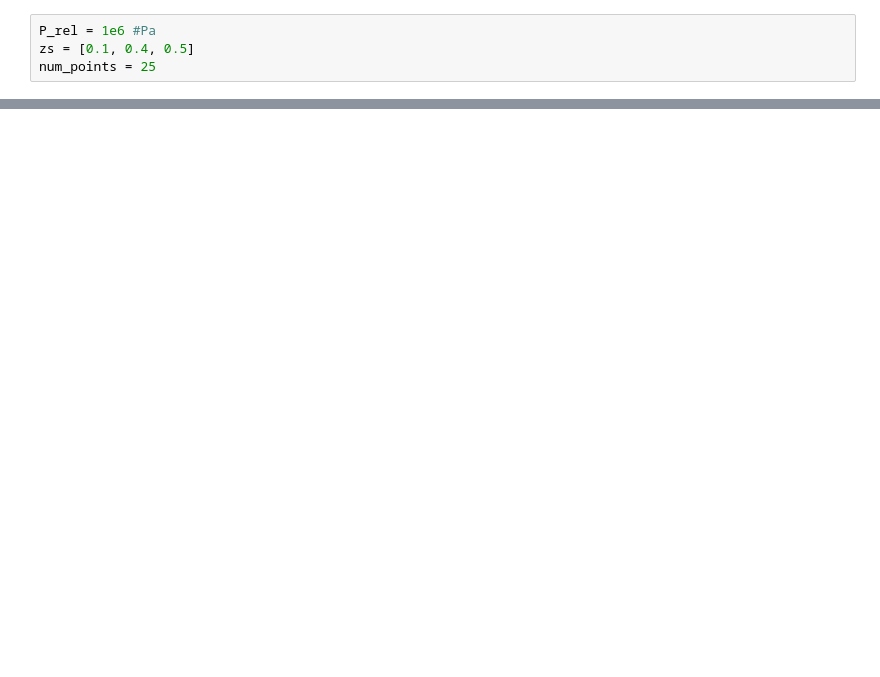
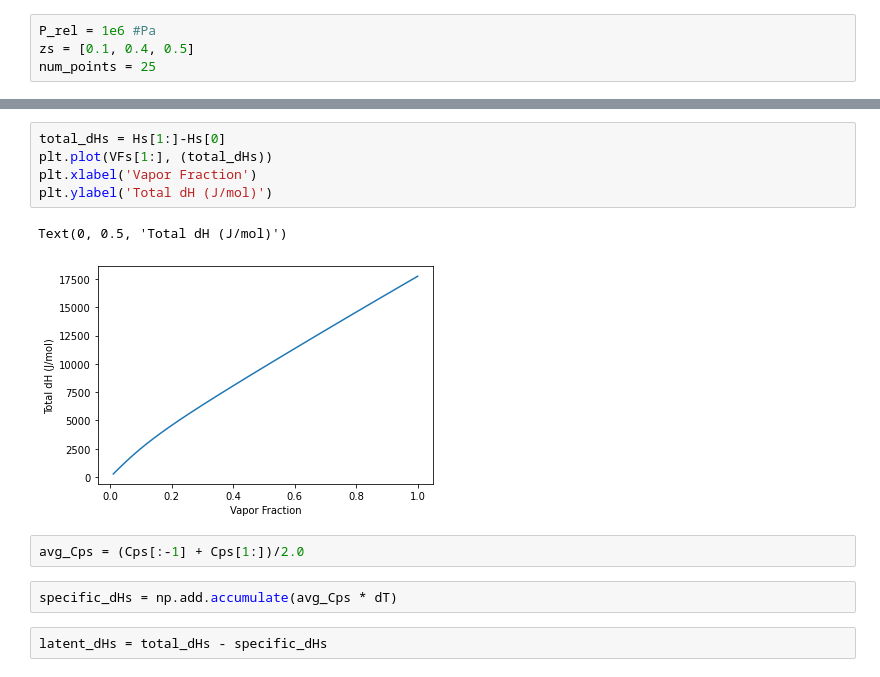
Before and after one commit to RoryKurek/prfs, a Jupyter notebook: docs/Fire-Wetted.ipynb, the cells around one changed output, grey strips where cells are left out. Drawn from its saved outputs; the diff is of its cells as text; blank space fills up the shorter version.

```diff
--- a/docs/Fire-Wetted.ipynb
+++ b/docs/Fire-Wetted.ipynb
@@ -71,0 +47,14 @@ timeit(find_props(data['T (K)']))
+# %%
+total_dHs = Hs[1:]-Hs[0]
+plt.plot(VFs[1:], (total_dHs))
+plt.xlabel('Vapor Fraction')
+plt.ylabel('Total dH (J/mol)')
+# %% [output]
+Text(0, 0.5, 'Total dH (J/mol)')
+[figure, added]
+# %%
+avg_Cps = (Cps[:-1] + Cps[1:])/2.0
+# %%
+specific_dHs = np.add.accumulate(avg_Cps * dT)
+# %%
+latent_dHs = total_dHs - specific_dHs
```
Also changed, not shown: parts of 13 cells of this notebook, 2 other files.
